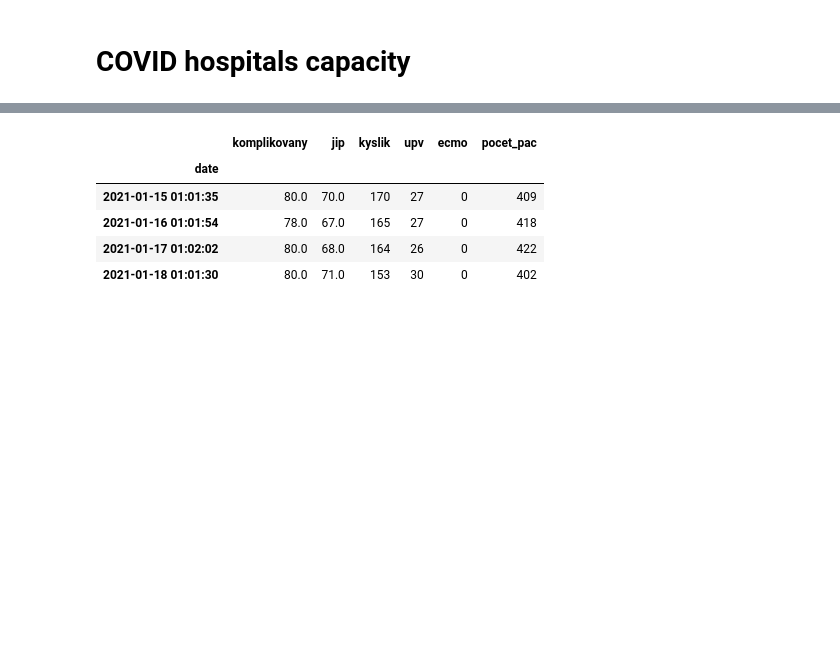
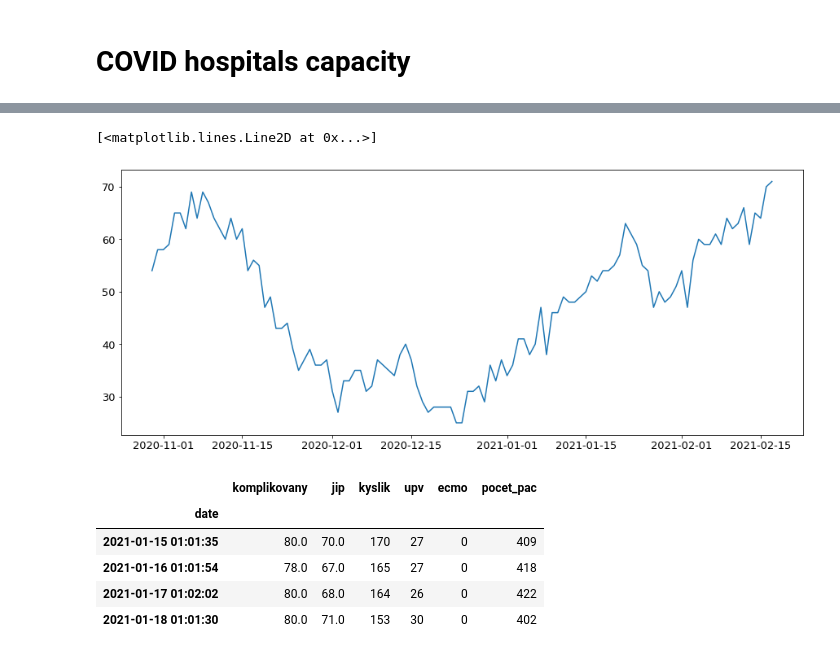
Before and after one commit to kakl/covid, a Jupyter notebook: covid.ipynb, the cells around one changed output, grey strips where cells are left out. Saved outputs shown, nothing was run; the diff lists cells and outputs as text; code cells hidden in the pictures; blank space fills up the shorter version.

```diff
--- a/covid.ipynb
+++ b/covid.ipynb
@@ -168,3 +195,11 @@ dtype: object
+# %%
+plt.figure(figsize=(15,6))
+plt.rcParams.update({'font.size': 13})
+xxf['time'] = pd.to_datetime(xxf['date'], format='%d.%m.%Y', errors='ignore')
+plt.plot(xxf['time'], xxf['ip'])
+# %% [output]
+[<matplotlib.lines.Line2D at 0x...>]
+[figure, added]
 # %%
 #hospitalizovani
 xx = hospitalizovani.groupby(['date']).sum()
```
Also changed, not shown: parts of 4 cells of this notebook.
